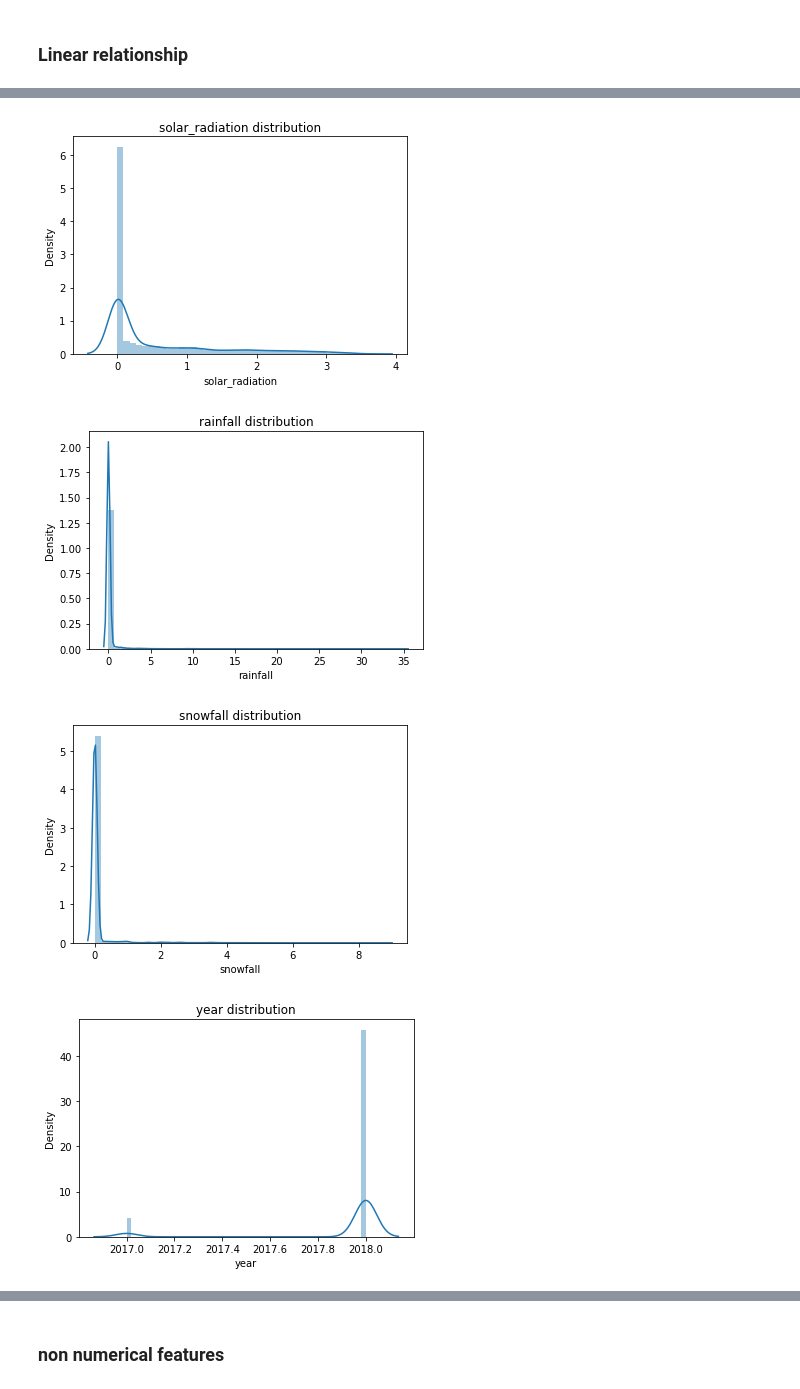
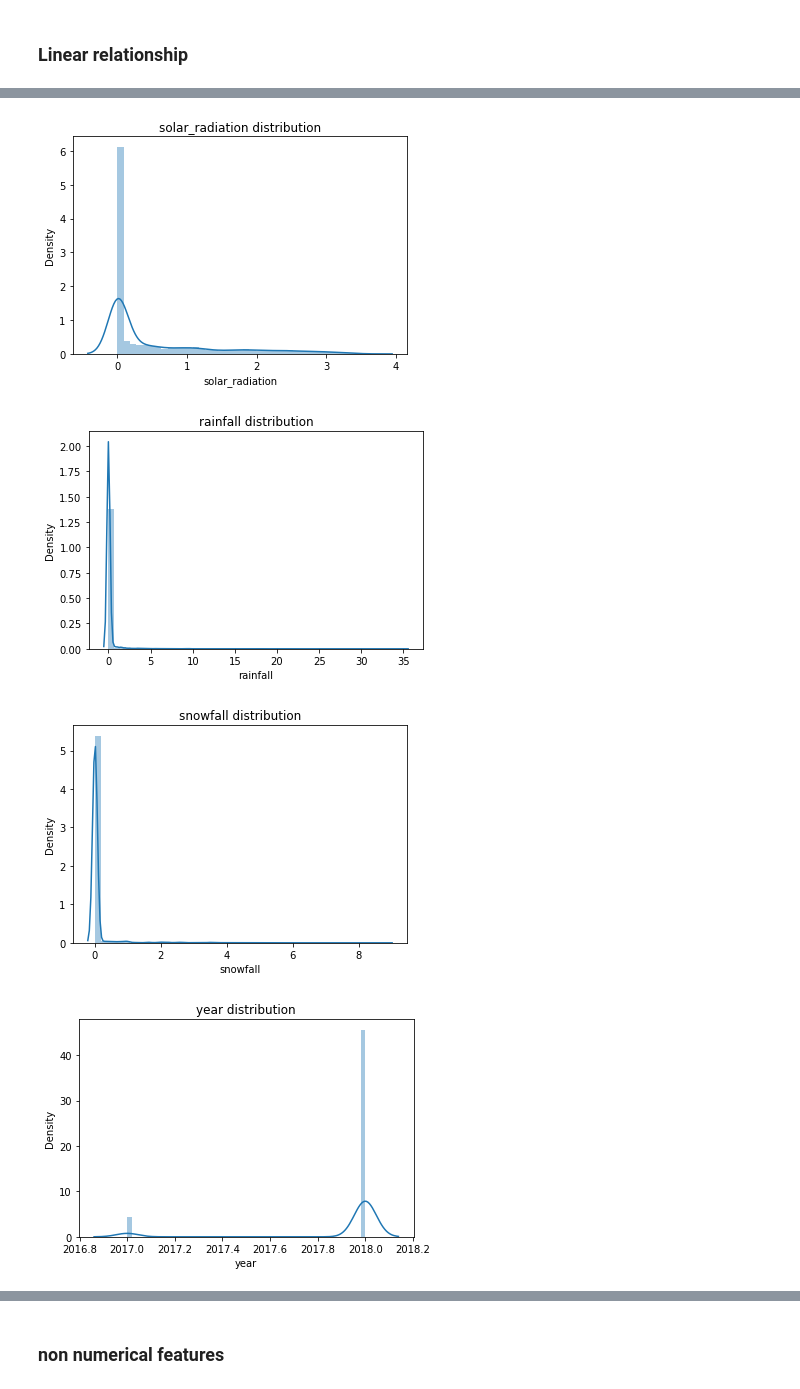
Before and after one commit to nihalhabeeb/rental_bike_demand_prediction, a Jupyter notebook: Soul_Bike_Demand.ipynb, the cells around one changed output, grey strips where cells are left out. Cells and saved outputs as stored; diff of their text form; code cells hidden in the pictures.

```diff
--- a/Soul_Bike_Demand.ipynb
+++ b/Soul_Bike_Demand.ipynb
@@ -218,3 +208,3 @@ But which are the days when the service is not functioning?
 # %%
-# the days when the service is not functioning
-df[df['functioning_day'] == 'No'].groupby('date').size()
+# only including data where the day is functioning
+df.drop(df[df['functioning_day'] == 'No'].index, inplace = True)
@@ -262 +211,4 @@ The data of non functioning days can be removed as the rental bike count is sure
+# %%
+# dropping the functioning_day column as it is now redundant
+df.drop(columns = ['functioning_day'], axis = 1, inplace = True)
 # %%
@@ -264,4 +216 @@ The data of non functioning days can be removed as the rental bike count is sure
 data = df.copy()
-# %%
-# only including data where the day is functioning
-data.drop(data[data['functioning_day'] == 'No'].index, inplace = True)
@@ -276,3 +216,0 @@ df.shape
-# %%
-# dropping the functioning_day column as it is now redundant
-data.drop(columns = ['functioning_day'], axis = 1, inplace = True)
@@ -319,7 +236,7 @@ numerical_features
 # %%
-# distribution of numerical features
+# distribution of each features
 for column in numerical_features:
-  sns.distplot(df[column])
+  sns.distplot(data[column])
   plt.title(column + ' distribution')
   plt.show()
 # %% [output]
@@ -332,4 +249,4 @@ for column in numerical_features:
-[figure, old version]
+[figure, new version]
 [figure]
 [figure]
-[figure, old version]
+[figure, new version]
```
Also changed, not shown: parts of 107 cells of this notebook.
